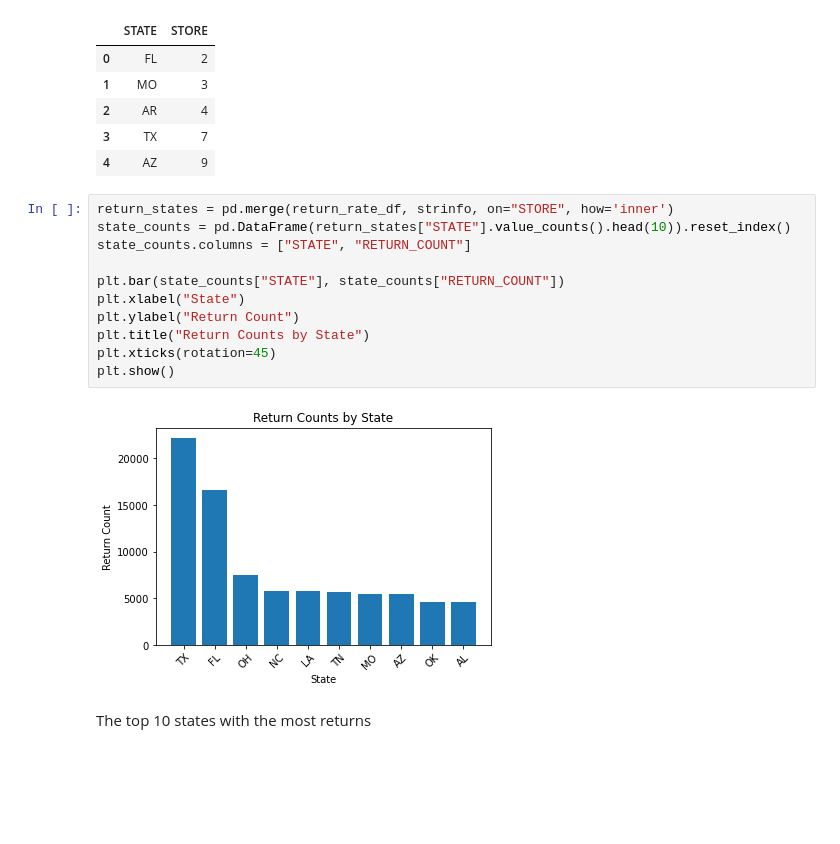
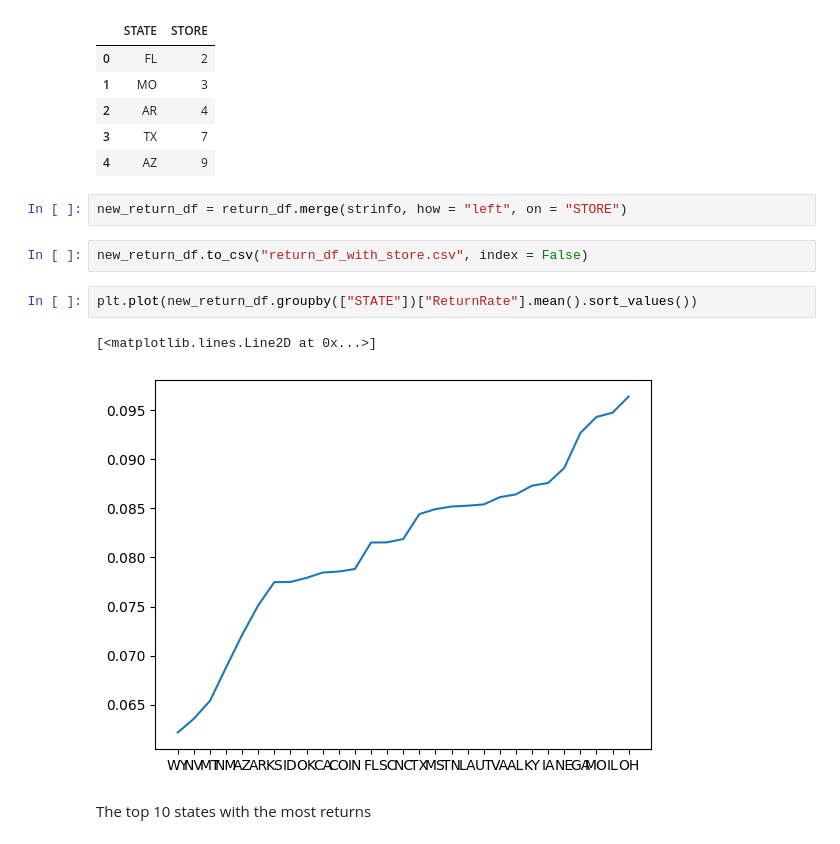
Before and after one commit to MSIA/MLDS400_group014, a Jupyter notebook: feature_engineering/feature_selection & Linear Regression Model.ipynb, the cells around one changed output. Cells and saved outputs as stored; diff of their text form; blank space fills up the shorter version.

```diff
--- a/feature_engineering/feature_selection & Linear Regression Model.ipynb
+++ b/feature_engineering/feature_selection & Linear Regression Model.ipynb
@@ -149,19 +128,15 @@ strinfo.head()
 | 2 | AR | 4 |
 | 3 | TX | 7 |
 | 4 | AZ | 9 |
-# %%
-return_states = pd.merge(return_rate_df, strinfo, on="STORE", how='inner')
-state_counts = pd.DataFrame(return_states["STATE"].value_counts().head(10)).reset_index()
-state_counts.columns = ["STATE", "RETURN_COUNT"]
-
-plt.bar(state_counts["STATE"], state_counts["RETURN_COUNT"])
-plt.xlabel("State")
-plt.ylabel("Return Count")
-plt.title("Return Counts by State")
-plt.xticks(rotation=45)
-plt.show()
-# %% [output]
-[figure, removed]
+# %%
+new_return_df = return_df.merge(strinfo, how = "left", on = "STORE")
+# %%
+new_return_df.to_csv("return_df_with_store.csv", index = False)
+# %%
+plt.plot(new_return_df.groupby(["STATE"])["ReturnRate"].mean().sort_values())
+# %% [output]
+[<matplotlib.lines.Line2D at 0x...>]
+[figure, added]
 # %% [markdown]
 The top 10 states with the most returns
 # %%
```
Also changed, not shown: parts of 7 cells of this notebook.
